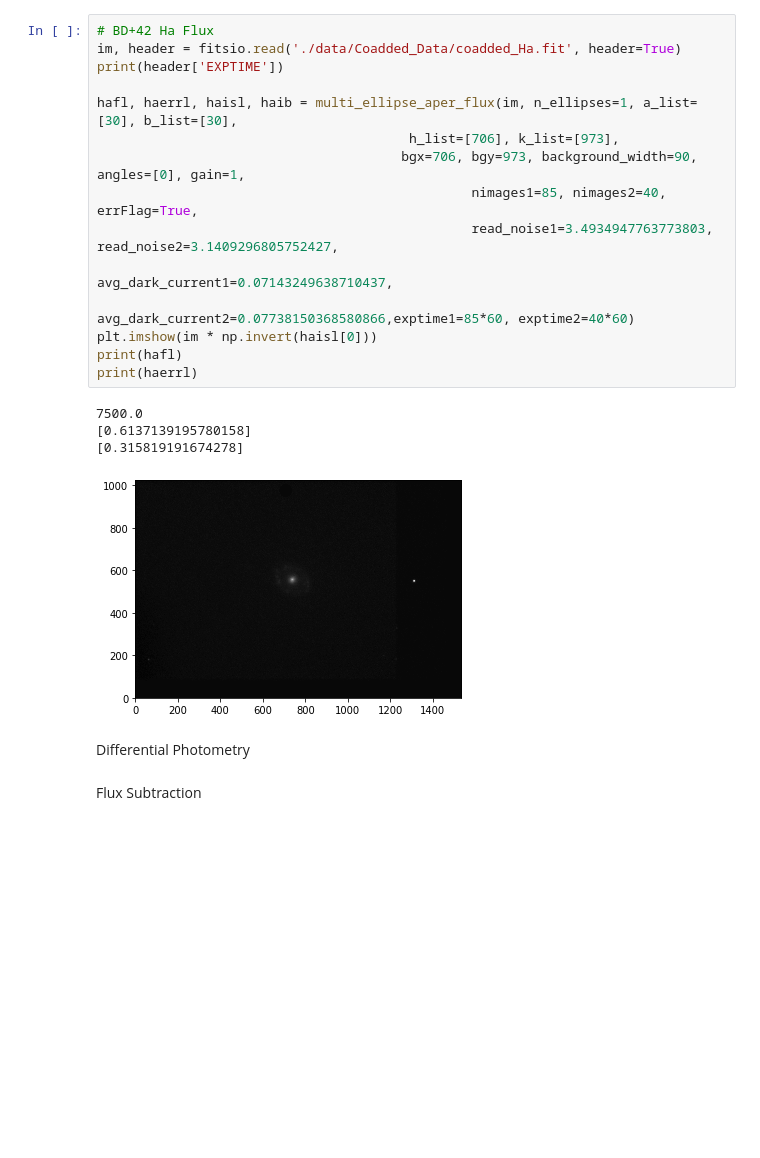
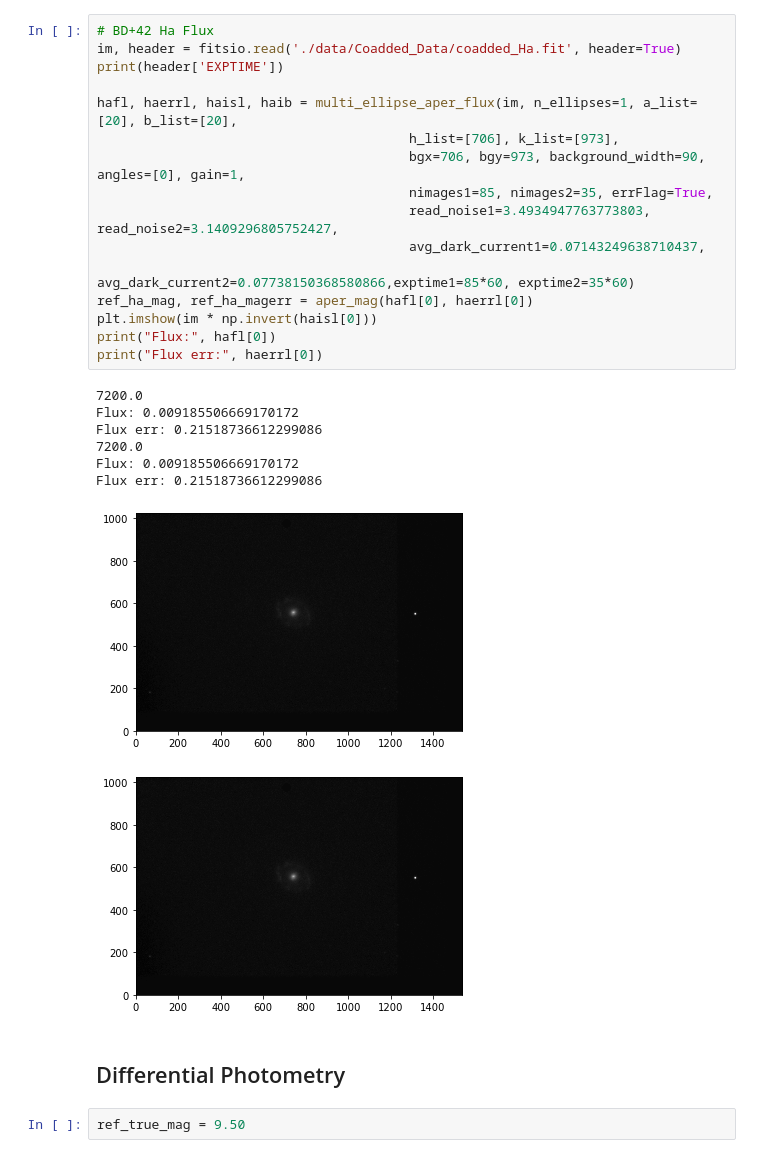
Before and after one commit to lucaspauker/phys100-final-project, a Jupyter notebook: Flux_Calculation.ipynb, the cells around one changed output. Saved outputs shown, nothing was run; the diff lists cells and outputs as text; blank space fills up the shorter version.

```diff
--- a/Flux_Calculation.ipynb
+++ b/Flux_Calculation.ipynb
@@ -93,24 +111,29 @@ print(haerrl)
 # %%
 # BD+42 Ha Flux
 im, header = fitsio.read('./data/Coadded_Data/coadded_Ha.fit', header=True)
 print(header['EXPTIME'])
 
-hafl, haerrl, haisl, haib = multi_ellipse_aper_flux(im, n_ellipses=1, a_list=[30], b_list=[30],
+hafl, haerrl, haisl, haib = multi_ellipse_aper_flux(im, n_ellipses=1, a_list=[20], b_list=[20],
                                         h_list=[706], k_list=[973],
-                                       bgx=706, bgy=973, background_width=90, angles=[0], gain=1,
-                                                nimages1=85, nimages2=40, errFlag=True,
-                                                read_noise1=3.4934947763773803, read_noise2=3.1409296805752427,
-                                                avg_dark_current1=0.07143249638710437,
-                                                avg_dark_current2=0.07738150368580866,exptime1=85*60, exptime2=40*60)
+                                        bgx=706, bgy=973, background_width=90, angles=[0], gain=1,
+                                        nimages1=85, nimages2=35, errFlag=True,
+                                        read_noise1=3.4934947763773803, read_noise2=3.1409296805752427,
+                                        avg_dark_current1=0.07143249638710437,
+                                        avg_dark_current2=0.07738150368580866,exptime1=85*60, exptime2=35*60)
+ref_ha_mag, ref_ha_magerr = aper_mag(hafl[0], haerrl[0])
 plt.imshow(im * np.invert(haisl[0]))
-print(hafl)
-print(haerrl)
+print("Flux:", hafl[0])
+print("Flux err:", haerrl[0])
 # %% [output]
-7500.0
-[0.6137139195780158]
-[0.315819191674278]
+7200.0
+Flux: 0.009185506669170172
+Flux err: 0.21518736612299086
+7200.0
+Flux: 0.009185506669170172
+Flux err: 0.21518736612299086
-[figure, old version]
+[figure, new version]
+[figure, added]
-# %% [markdown]
-Differential Photometry
-# %% [markdown]
-Flux Subtraction
+# %% [markdown]
+## Differential Photometry
+# %%
+ref_true_mag = 9.50
```
Also changed, not shown: parts of 23 cells of this notebook.
